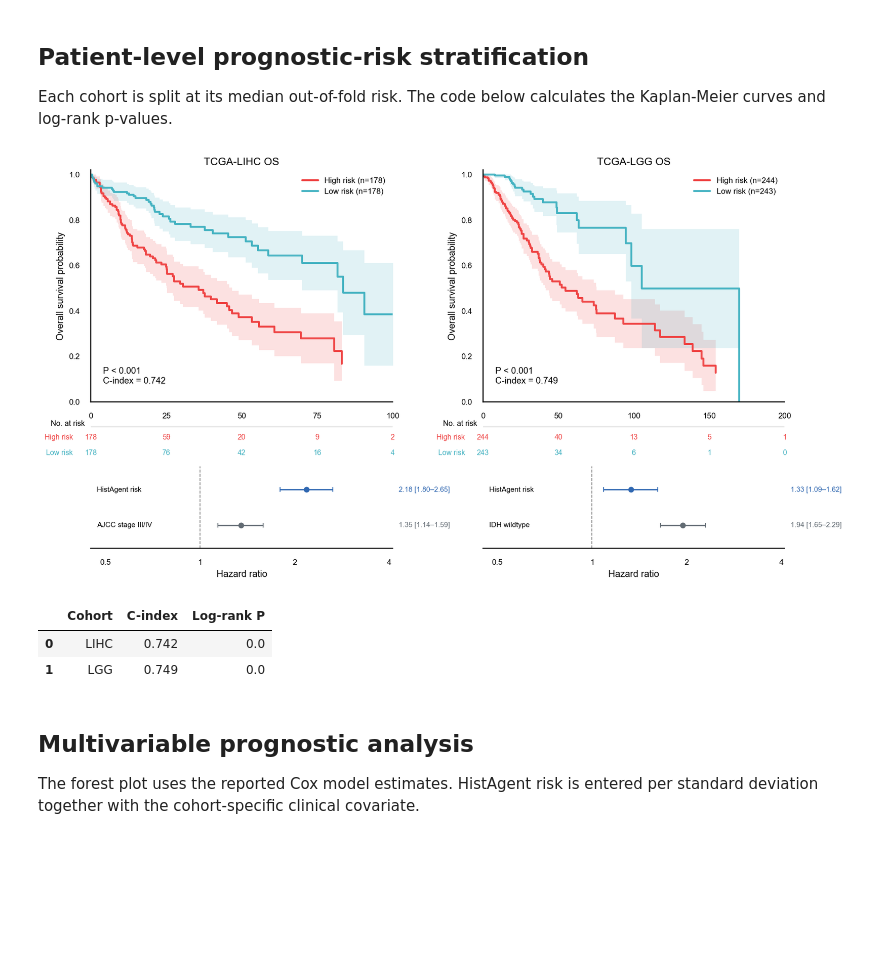
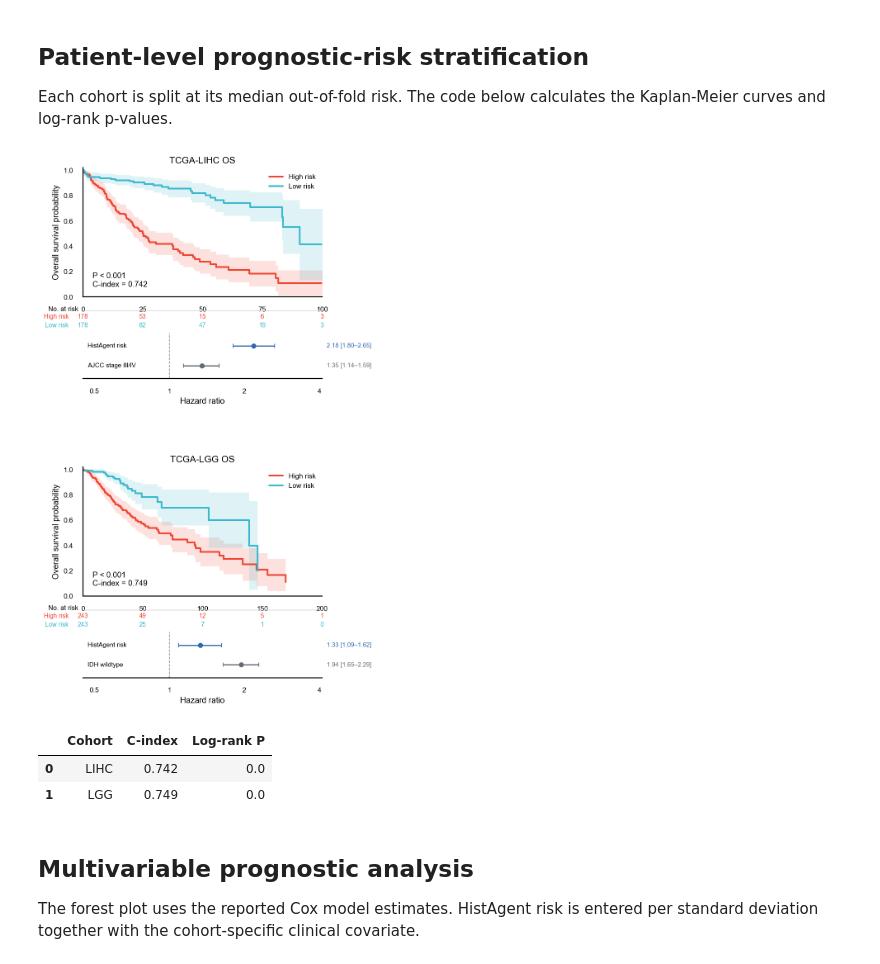
Before and after one commit to zipging/zipging.github.io, a Jupyter notebook: HistAgent/notebooks/clinical_prediction.ipynb, the cells around one changed output. Saved outputs shown, nothing was run; the diff lists cells and outputs as text; code cells hidden in the pictures; blank space fills up the shorter version.

Commit message:
Match clinical tutorial to manuscript Figure 4 (#11)
Re-run the clinical tutorial with the manuscript-matched STAD, BRCA, LIHC, and LGG data lineage and replace the generated outputs.

```diff
--- a/HistAgent/notebooks/clinical_prediction.ipynb
+++ b/HistAgent/notebooks/clinical_prediction.ipynb
@@ -100,7 +100,7 @@ COLORS = {
     "STPath": "#cb77a0",
     "OmiCLIP": "#69aec7",
 }
-SURVIVAL_COLORS = {"High risk": "#ef4545", "Low risk": "#45b3c2"}
+SURVIVAL_COLORS = {"High risk": "#EF4635", "Low risk": "#39B8CE"}
 REGION_COLORS = {
     "Poor": "#d85f6b",
     "High": "#79a9d1",
@@ -664,14 +784,14 @@ time_ticks = {
     "LGG": np.array([0, 50, 100, 150, 200]),
 }
 cox_rows = reported.query("analysis == 'Cox'").copy()
-fig = plt.figure(figsize=(12.4, 7.0), facecolor="white")
+fig = plt.figure(figsize=(6.6, 10.0), facecolor="white")
 outer = fig.add_gridspec(
-    1, 2, left=.08, right=.96, top=.94, bottom=.09, wspace=.30
+    2, 1, left=.13, right=.78, top=.97, bottom=.055, hspace=.42
 )
 km_results = []
-for column, cohort in enumerate(cohort_order):
+for row_index, cohort in enumerate(cohort_order):
     frame = survival.query("cohort == @cohort").copy()
-    subgrid = outer[column].subgridspec(
+    subgrid = outer[row_index].subgridspec(
         3, 1, height_ratios=[3.35, .66, 1.18], hspace=.08
     )
     ax = fig.add_subplot(subgrid[0])
@@ -685,7 +805,7 @@ for column, cohort in enumerate(cohort_order):
         ax.fill_between(
             x, low, high, step="post", color=color, alpha=.16, linewidth=0
         )
-        ax.step(x, y, where="post", label=f"{group} (n={len(part)})",
+        ax.step(x, y, where="post", label=group,
                 color=color, linewidth=2.2)
     p = logrank_p(frame["time"], frame["event"],
                   frame["risk_group"].eq("High risk"))
@@ -708,7 +828,7 @@ for column, cohort in enumerate(cohort_order):
         .04, .08, f"{p_label}\nC-index = {c_index:.3f}",
         transform=ax.transAxes,
     )
-    ax.legend(frameon=False)
+    ax.legend(frameon=False, loc="upper right")
     sns.despine(ax=ax)
 
     risk_ax.set_ylim(0, 1)
@@ -747,34 +867,34 @@ for column, cohort in enumerate(cohort_order):
                   [row.ci_high - row.hazard_ratio]],
             fmt="o", color=color, ecolor=color, capsize=2.5,
             markersize=5.5, linewidth=1.5,
         )
         label = (
             "HistAgent risk"
             if is_histagent else str(row.quantity_or_covariate)
         )
         forest_ax.text(
             .47, y_position, label,
             ha="left", va="center", fontsize=8.2,
         )
         forest_ax.text(
             1.02, y_position,
             f"{row.hazard_ratio:.2f} [{row.ci_low:.2f}–{row.ci_high:.2f}]",
             transform=forest_ax.get_yaxis_transform(),
             ha="left", va="center", fontsize=8.0, color=color,
         )
     forest_ax.set_xscale("log")
     forest_ax.set_xlim(.45, 4.1)
     forest_ax.set_xticks([.5, 1, 2, 4], labels=["0.5", "1", "2", "4"])
     forest_ax.set_ylim(-.65, 1.65)
     forest_ax.set_yticks([])
     forest_ax.set_xlabel("Hazard ratio")
     forest_ax.minorticks_off()
     sns.despine(ax=forest_ax, left=True)
 
 plt.show()
 pd.DataFrame(km_results).round(3)
 # %% [output]
-[figure, old version]
+[figure, new version]
 |  | Cohort | C-index | Log-rank P |
 | 0 | LIHC | 0.742 | 0.0 |
 | 1 | LGG | 0.749 | 0.0 |
```
Also changed, not shown: parts of 7 cells of this notebook, 7 other files.
